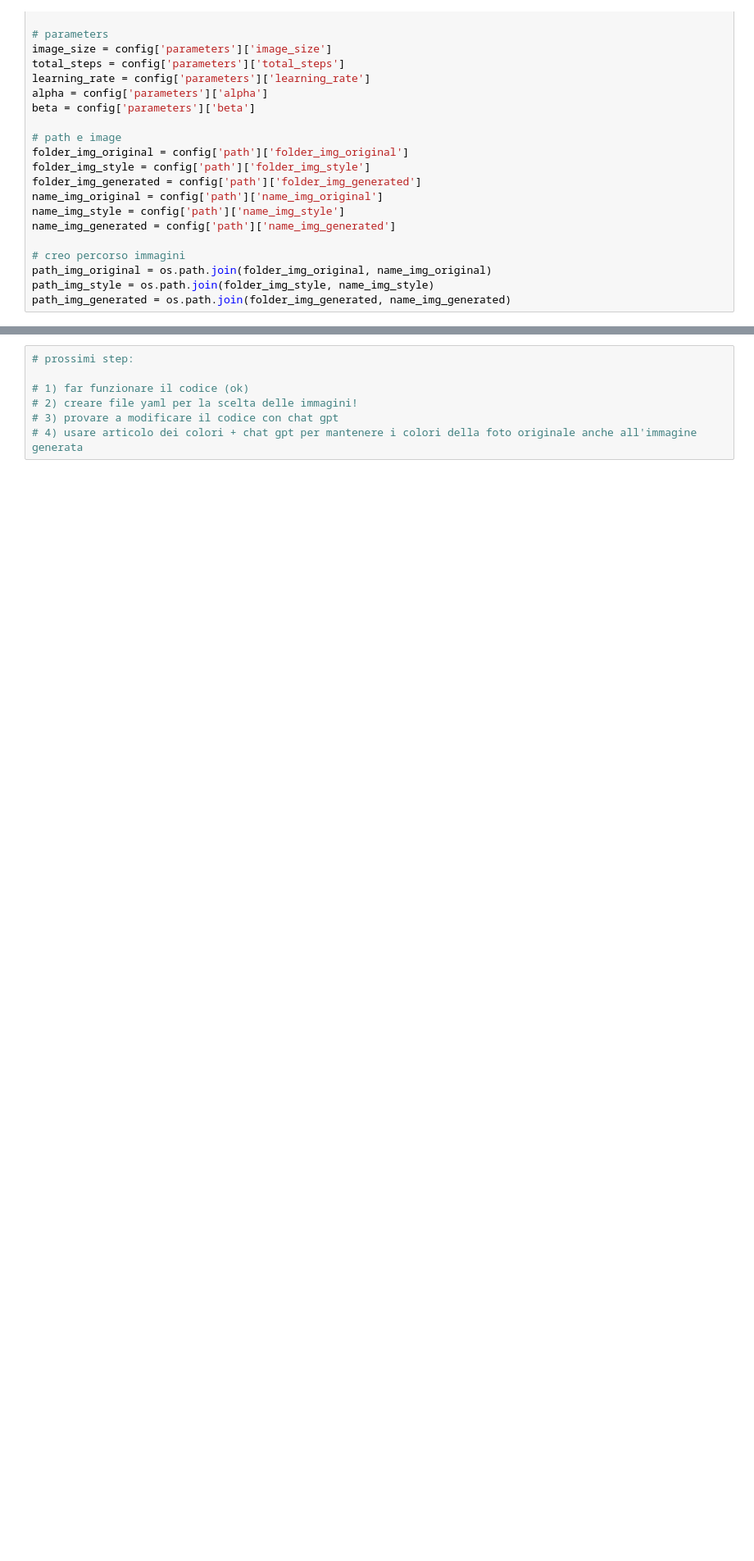
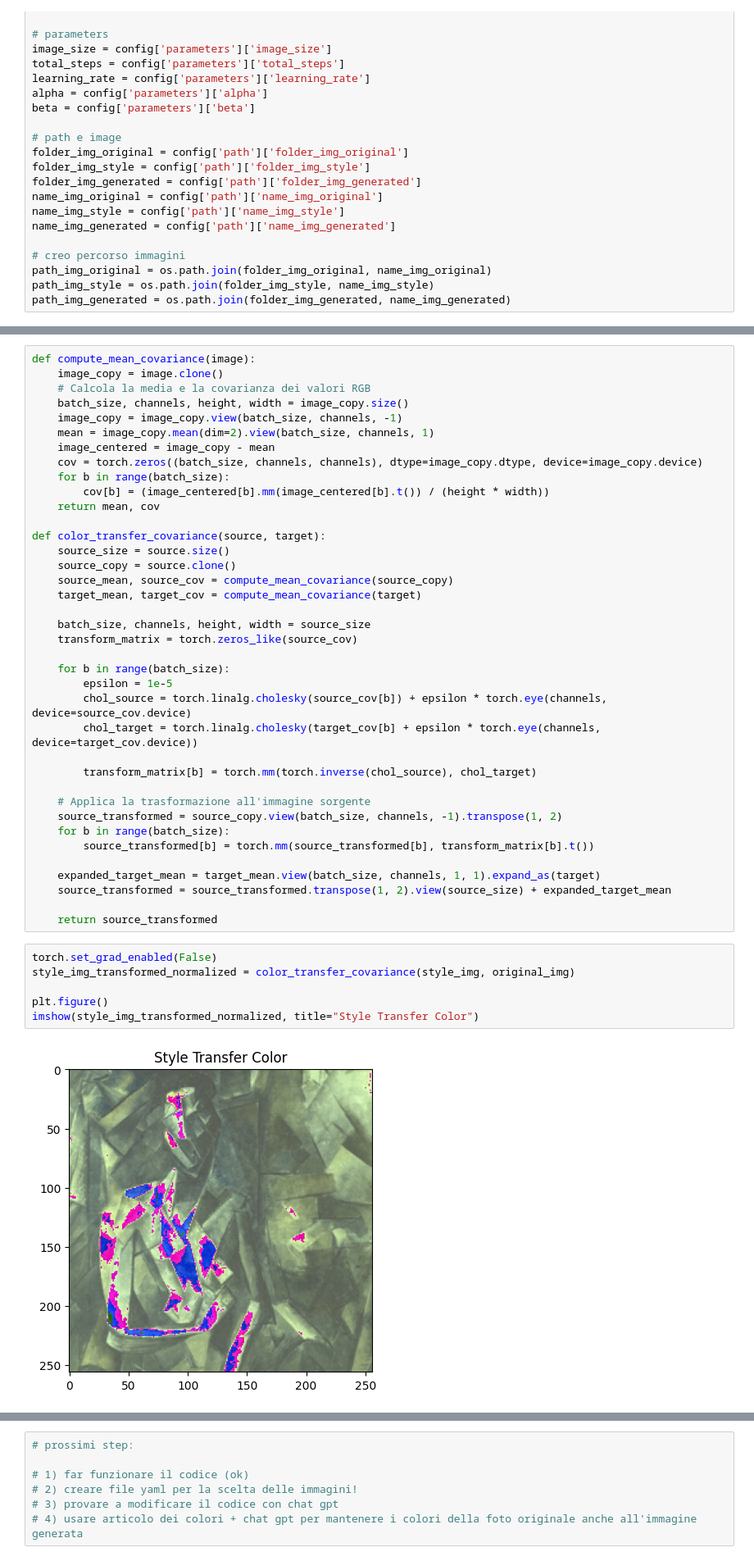
Before and after one commit to alessandro-mannolini/neural-transfer-style, a Jupyter notebook: neural_transfer_style.ipynb, the cells around one changed output, grey strips where cells are left out. Shown at 82% size. Saved outputs shown, nothing was run; the diff lists cells and outputs as text; blank space fills up the shorter version.

Commit message:
tentativo di transfer color e modifiche a VGG19

```diff
--- a/neural_transfer_style.ipynb
+++ b/neural_transfer_style.ipynb
@@ -173,0 +97,46 @@ imshow(style_img_denormalized, title='Style Image Denormalize')
+# %%
+def compute_mean_covariance(image):
+    image_copy = image.clone()
+    # Calcola la media e la covarianza dei valori RGB
+    batch_size, channels, height, width = image_copy.size()
+    image_copy = image_copy.view(batch_size, channels, -1)
+    mean = image_copy.mean(dim=2).view(batch_size, channels, 1)
+    image_centered = image_copy - mean
+    cov = torch.zeros((batch_size, channels, channels), dtype=image_copy.dtype, device=image_copy.device)
+    for b in range(batch_size):
+        cov[b] = (image_centered[b].mm(image_centered[b].t()) / (height * width))
+    return mean, cov
+
+def color_transfer_covariance(source, target):
+    source_size = source.size()
+    source_copy = source.clone()
+    source_mean, source_cov = compute_mean_covariance(source_copy)
+    target_mean, target_cov = compute_mean_covariance(target)
+
+    batch_size, channels, height, width = source_size
+    transform_matrix = torch.zeros_like(source_cov)
+
+    for b in range(batch_size):
+        epsilon = 1e-5
+        chol_source = torch.linalg.cholesky(source_cov[b]) + epsilon * torch.eye(channels, device=source_cov.device)
+        chol_target = torch.linalg.cholesky(target_cov[b] + epsilon * torch.eye(channels, device=target_cov.device))
+
+        transform_matrix[b] = torch.mm(torch.inverse(chol_source), chol_target)
+
+    # Applica la trasformazione all'immagine sorgente
+    source_transformed = source_copy.view(batch_size, channels, -1).transpose(1, 2)
+    for b in range(batch_size):
+        source_transformed[b] = torch.mm(source_transformed[b], transform_matrix[b].t())
+
+    expanded_target_mean = target_mean.view(batch_size, channels, 1, 1).expand_as(target)
+    source_transformed = source_transformed.transpose(1, 2).view(source_size) + expanded_target_mean
+
+    return source_transformed
+# %%
+torch.set_grad_enabled(False)
+style_img_transformed_normalized = color_transfer_covariance(style_img, original_img)
+
+plt.figure()
+imshow(style_img_transformed_normalized, title="Style Transfer Color")
+# %% [output]
+[figure, added]
```
Also changed, not shown: parts of 27 cells of this notebook, 3 other files.
